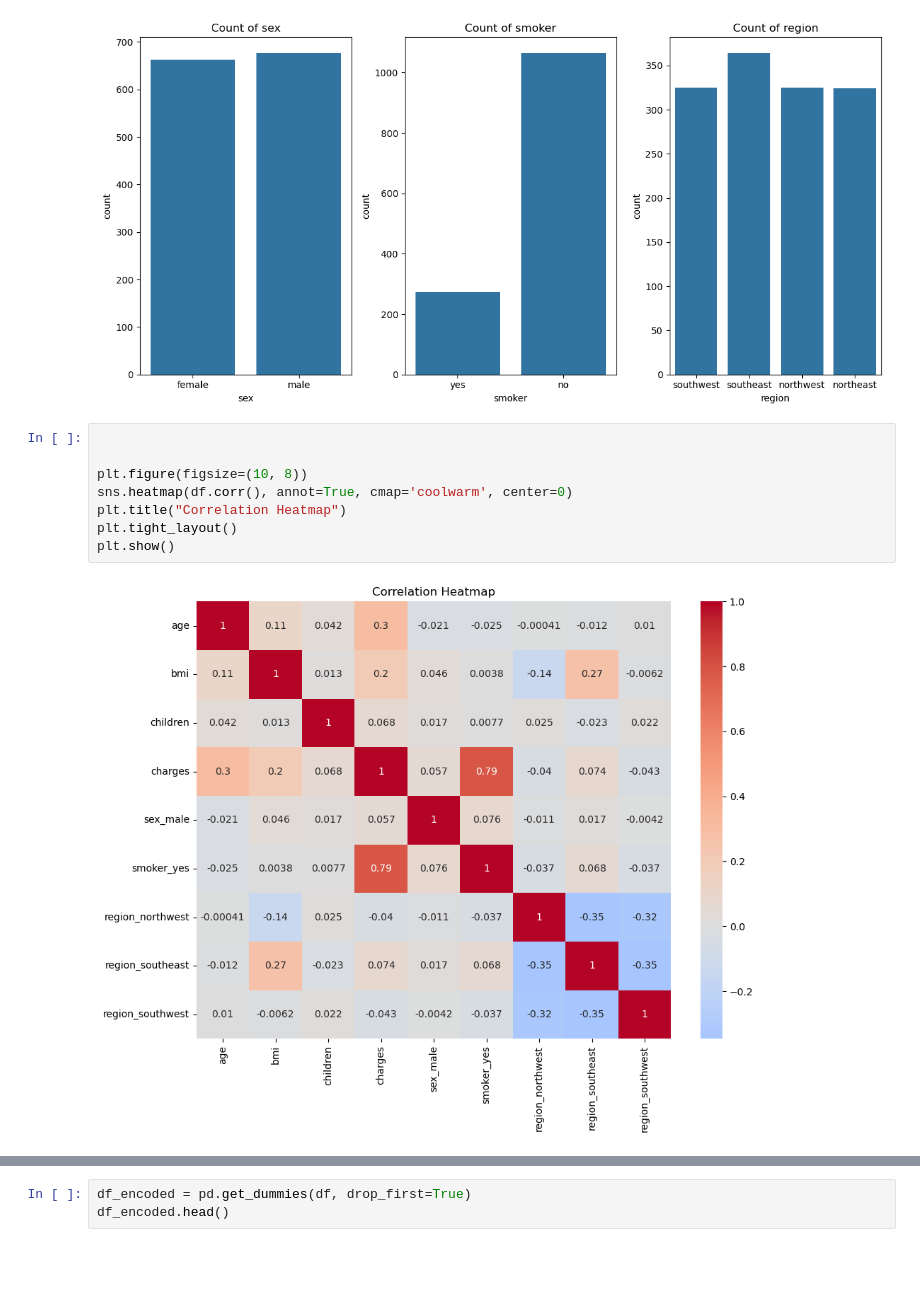
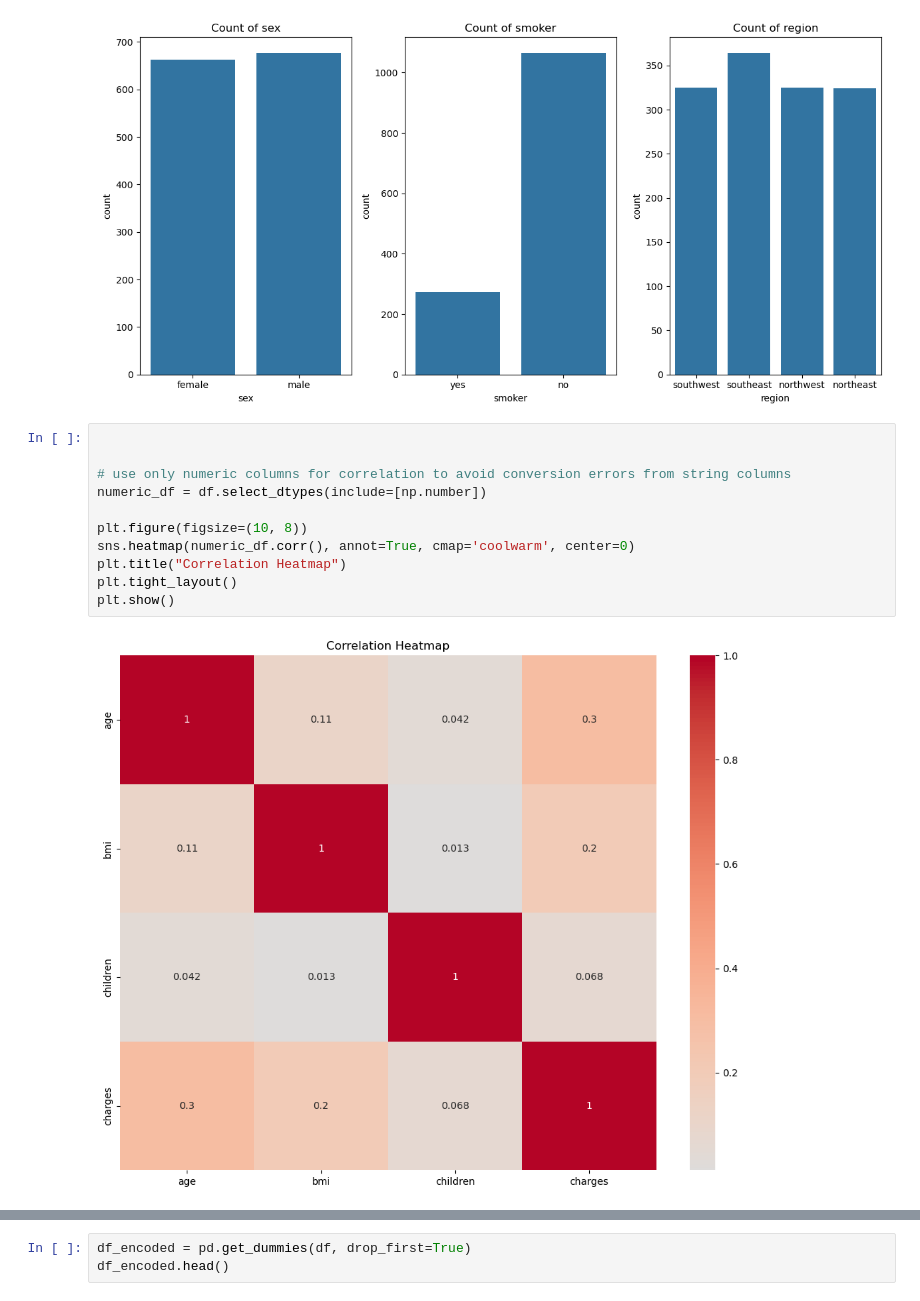
Before and after one commit to Varshitha1711/Data_Analysis, a Jupyter notebook: ETL_Project.ipynb, the cells around one changed output, grey strips where cells are left out. Drawn from its saved outputs; the diff is of its cells as text; blank space fills up the shorter version.

```diff
--- a/ETL_Project.ipynb
+++ b/ETL_Project.ipynb
@@ -132,12 +132,15 @@ plt.show()
 # %%
 
 
+# use only numeric columns for correlation to avoid conversion errors from string columns
+numeric_df = df.select_dtypes(include=[np.number])
+
 plt.figure(figsize=(10, 8))
-sns.heatmap(df.corr(), annot=True, cmap='coolwarm', center=0)
+sns.heatmap(numeric_df.corr(), annot=True, cmap='coolwarm', center=0)
 plt.title("Correlation Heatmap")
 plt.tight_layout()
 plt.show()
 # %% [output]
-[figure, old version]
+[figure, new version]
 # %%
 plt.figure(figsize=(6,5))
```
Also changed, not shown: parts of 5 cells of this notebook.
